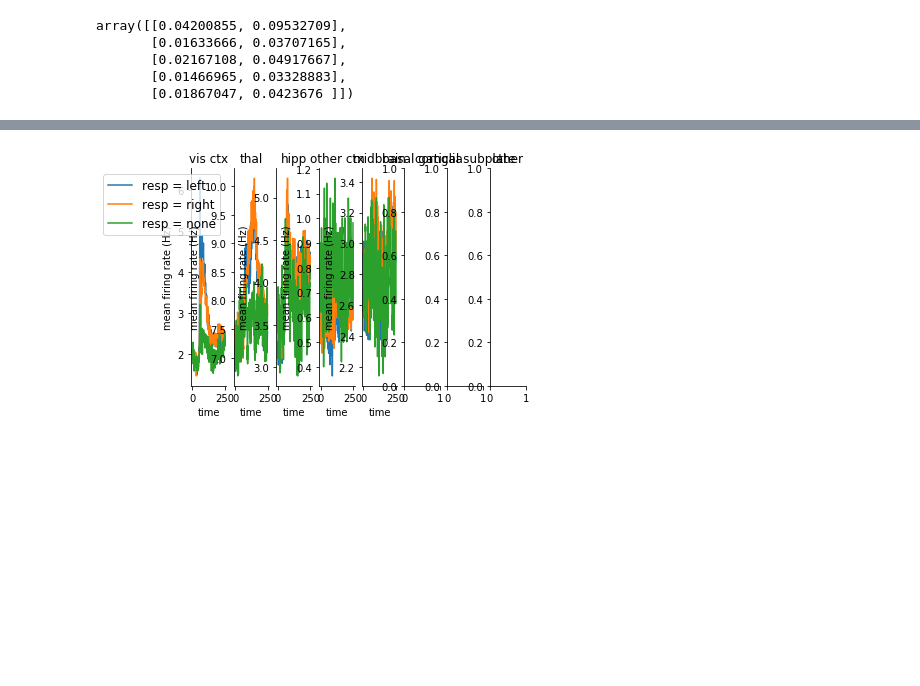
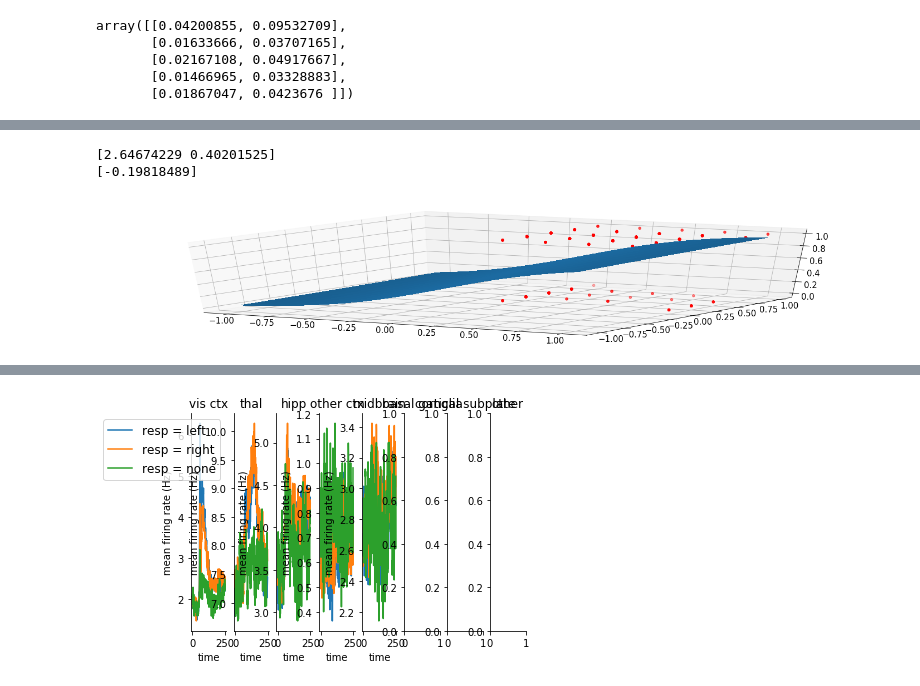
Before and after one commit to EmiliosIsaias/RattusDeus, a Jupyter notebook: Project_Notebook.ipynb, the cells around one changed output, grey strips where cells are left out. Cells and saved outputs as stored; diff of their text form; code cells hidden in the pictures; blank space fills up the shorter version.

```diff
--- a/Project_Notebook.ipynb
+++ b/Project_Notebook.ipynb
@@ -371,3 +379,32 @@ Accuracy on the training data: 77.35%
+# %%
+#Plotting surface
+from mpl_toolkits.mplot3d import Axes3D
+
+#Creating figure
+fig, ax = plt.subplots(subplot_kw={"projection": "3d"})
+
+#domains
+domain= np.linspace(-1,1,20)
+surface= np.zeros([20,20])
+
+#Creating grids
+meshX, meshY = np.meshgrid(domain, domain)
+
+zs = 1 / (1 + np.exp(-(logisticReg.intercept_ + logisticReg.coef_[0,0]*np.ravel(meshX) + logisticReg.coef_[0,1]*np.ravel(meshY))) )
+
+Z = zs.reshape(meshX.shape)
+
+surf = ax.plot_surface(meshX, meshY, Z, linewidth=0, antialiased=False)
+
+ax.scatter(np.abs(cue_cont), engIdx , y, c='r')
+
+
+print(logisticReg.coef_[0])
+print(logisticReg.intercept_)
+# %% [output]
+[2.64674229 0.40201525]
+[-0.19818489]
+[figure, added]
 # %%
 #@title plots by brain region and visual conditions
 for j in range(nareas):
```
Also changed, not shown: parts of 3 cells of this notebook.
